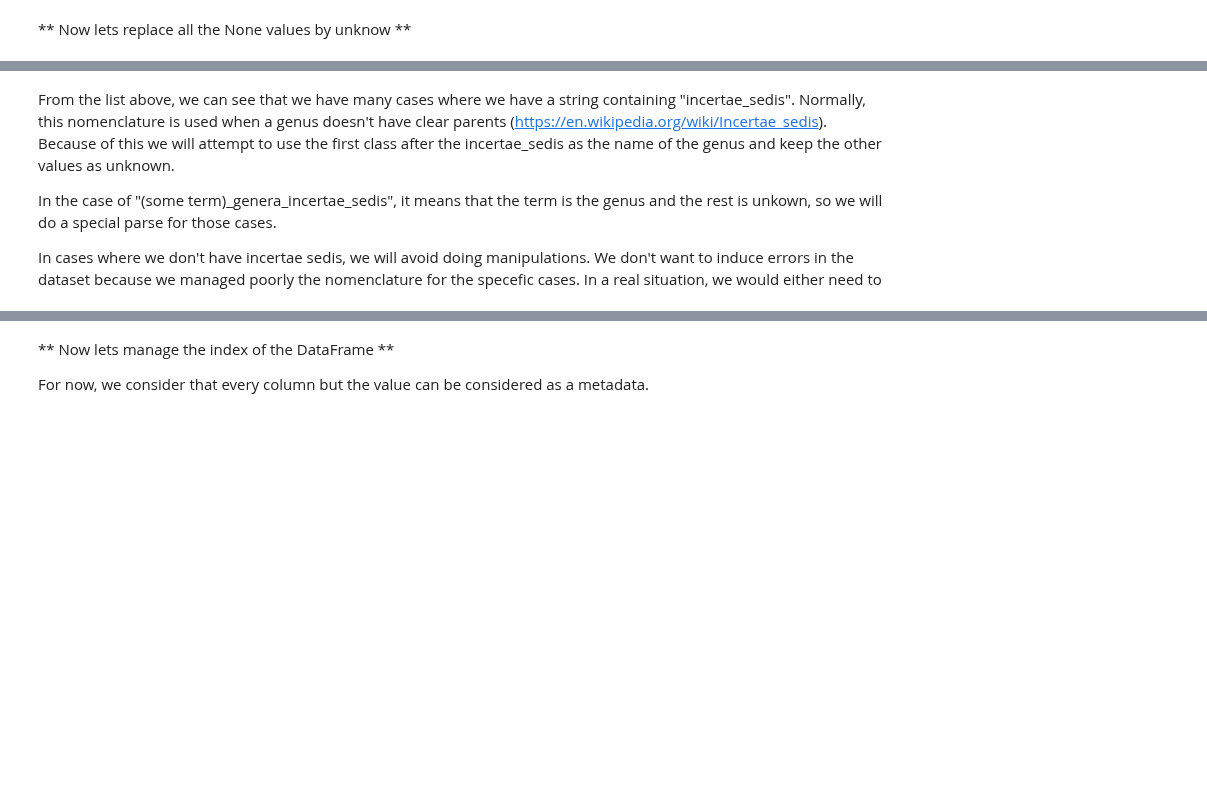
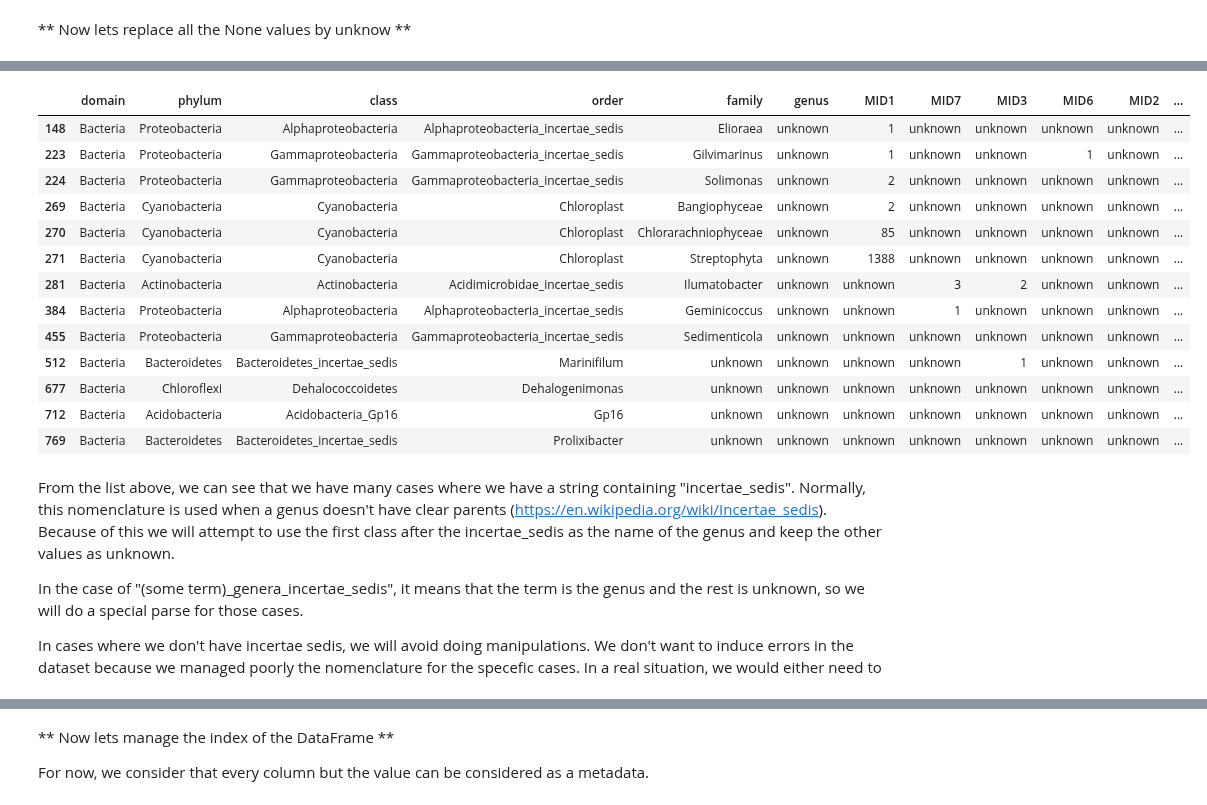
Before and after one commit to vincenzobaz/VBTALL-ADA2017, a Jupyter notebook: Homework 1.ipynb, the cells around one changed output, grey strips where cells are left out. Drawn from its saved outputs; the diff is of its cells as text; code cells hidden in the pictures; blank space fills up the shorter version.

```diff
--- a/Homework 1.ipynb
+++ b/Homework 1.ipynb
@@ -329,6 +331,24 @@ Int64Index([148, 223, 224, 269, 270, 271, 281, 384, 455, 512, 677, 712, 769], dt
+# %%
+unknown_genus = clean_data[clean_data.genus == 'unknown']
+unknown_genus
+# %% [output]
+|  | domain | phylum | class | order | family | genus | MID1 | MID7 | MID3 | MID6 | MID2 | ... |
+| 148 | Bacteria | Proteobacteria | Alphaproteobacteria | Alphaproteobacteria_incertae_sedis | Elioraea | unknown | 1 | unknown | unknown | unknown | unknown | ... |
+| 223 | Bacteria | Proteobacteria | Gammaproteobacteria | Gammaproteobacteria_incertae_sedis | Gilvimarinus | unknown | 1 | unknown | unknown | 1 | unknown | ... |
+| 224 | Bacteria | Proteobacteria | Gammaproteobacteria | Gammaproteobacteria_incertae_sedis | Solimonas | unknown | 2 | unknown | unknown | unknown | unknown | ... |
+| 269 | Bacteria | Cyanobacteria | Cyanobacteria | Chloroplast | Bangiophyceae | unknown | 2 | unknown | unknown | unknown | unknown | ... |
+| 270 | Bacteria | Cyanobacteria | Cyanobacteria | Chloroplast | Chlorarachniophyceae | unknown | 85 | unknown | unknown | unknown | unknown | ... |
+| 271 | Bacteria | Cyanobacteria | Cyanobacteria | Chloroplast | Streptophyta | unknown | 1388 | unknown | unknown | unknown | unknown | ... |
+| 281 | Bacteria | Actinobacteria | Actinobacteria | Acidimicrobidae_incertae_sedis | Ilumatobacter | unknown | unknown | 3 | 2 | unknown | unknown | ... |
+| 384 | Bacteria | Proteobacteria | Alphaproteobacteria | Alphaproteobacteria_incertae_sedis | Geminicoccus | unknown | unknown | 1 | unknown | unknown | unknown | ... |
+| 455 | Bacteria | Proteobacteria | Gammaproteobacteria | Gammaproteobacteria_incertae_sedis | Sedimenticola | unknown | unknown | unknown | unknown | unknown | unknown | ... |
+| 512 | Bacteria | Bacteroidetes | Bacteroidetes_incertae_sedis | Marinifilum | unknown | unknown | unknown | unknown | 1 | unknown | unknown | ... |
+| 677 | Bacteria | Chloroflexi | Dehalococcoidetes | Dehalogenimonas | unknown | unknown | unknown | unknown | unknown | unknown | unknown | ... |
+| 712 | Bacteria | Acidobacteria | Acidobacteria_Gp16 | Gp16 | unknown | unknown | unknown | unknown | unknown | unknown | unknown | ... |
+| 769 | Bacteria | Bacteroidetes | Bacteroidetes_incertae_sedis | Prolixibacter | unknown | unknown | unknown | unknown | unknown | unknown | unknown | ... |
 # %% [markdown]
 From the list above, we can see that we have many cases where we have a string containing "incertae_sedis". Normally, this nomenclature is used when a genus doesn't have clear parents (https://en.wikipedia.org/wiki/Incertae_sedis). Because of this we will attempt to use the first class after the incertae_sedis as the name of the genus and keep the other values as unknown.
 
-In the case of "(some term)_genera_incertae_sedis", it means that the term is the genus and the rest is unkown, so we will do a special parse for those cases.
+In the case of "(some term)_genera_incertae_sedis", it means that the term is the genus and the rest is unknown, so we will do a special parse for those cases.
 
 In cases where we don't have incertae sedis, we will avoid doing manipulations. We don't want to induce errors in the dataset because we managed poorly the nomenclature for the specefic cases. In a real situation, we would either need to
```
Also changed, not shown: parts of 24 cells of this notebook.
